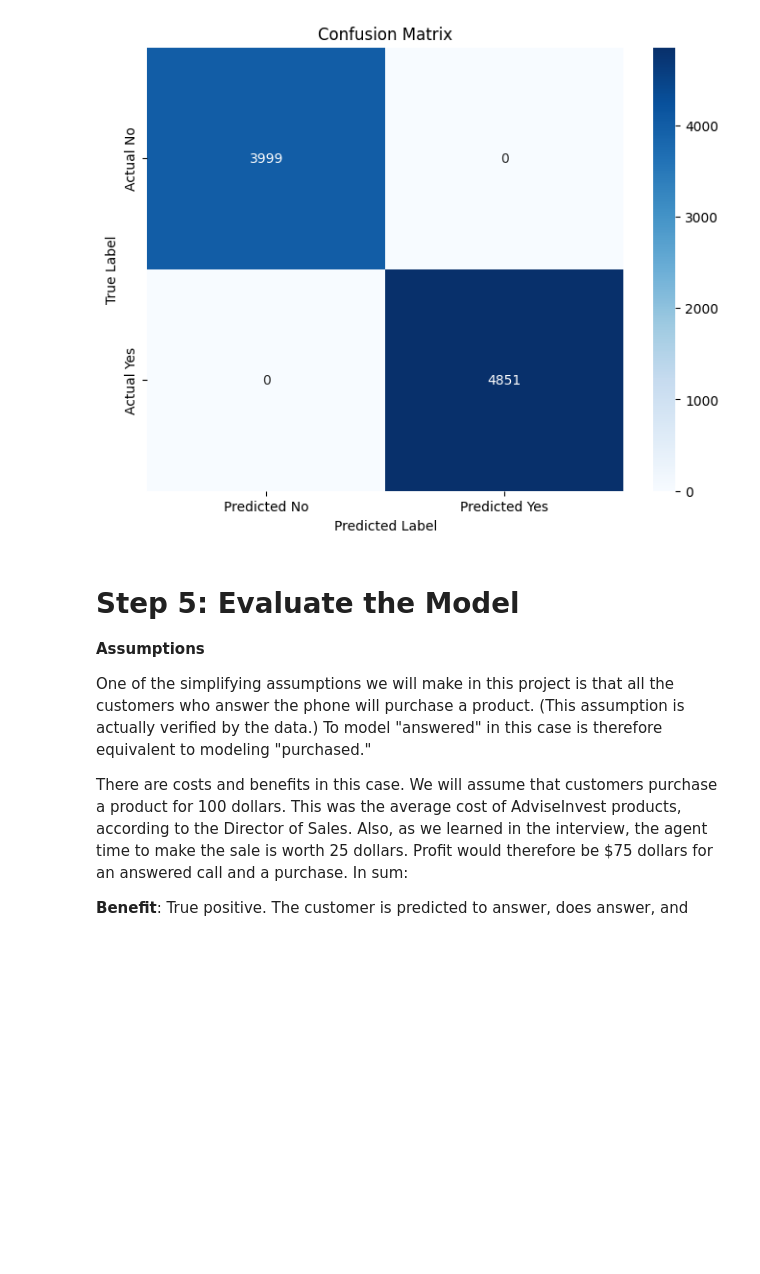
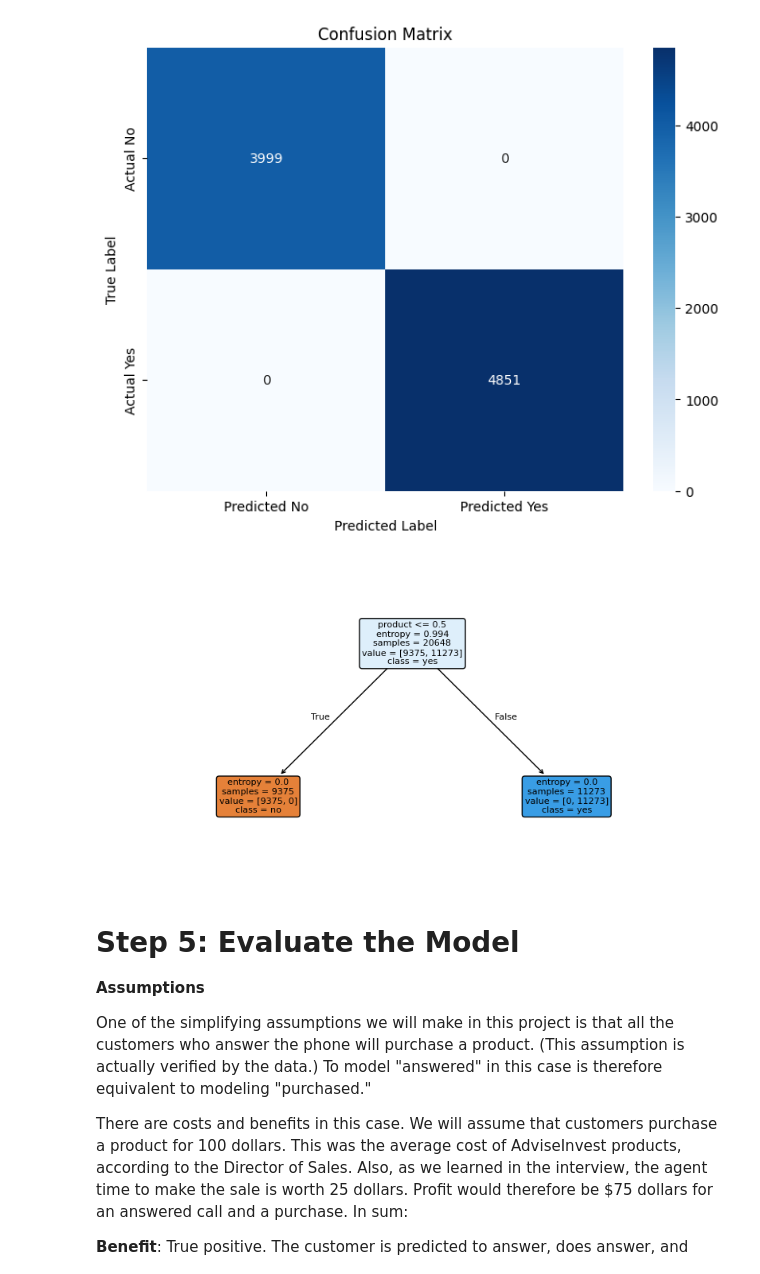
Before and after one commit to matiasarmesto/businessanalytics, a Jupyter notebook: Assignments/Scripts/advise_invest_template.ipynb, the cells around one changed output. Saved outputs shown, nothing was run; the diff lists cells and outputs as text; code cells hidden in the pictures; blank space fills up the shorter version.

```diff
--- a/Assignments/Scripts/advise_invest_template.ipynb
+++ b/Assignments/Scripts/advise_invest_template.ipynb
@@ -412,6 +404,17 @@ plt.ylabel('True Label')
 plt.show()
 # %% [output]
 [figure]
+# %%
+plt.figure(figsize=(10,5)) # Adjust size as needed
+plot_tree(clf,
+          feature_names=x_train.columns,  # Use the correct feature names
+          class_names=['no', 'yes'],      # Use the correct class names
+          filled=True,
+          rounded=True,
+          fontsize=8) # Adjust font size for readability
+plt.show()
+# %% [output]
+[figure, added]
 # %% [markdown]
 # Step 5: Evaluate the Model
 
```
Also changed, not shown: parts of 7 cells of this notebook.
